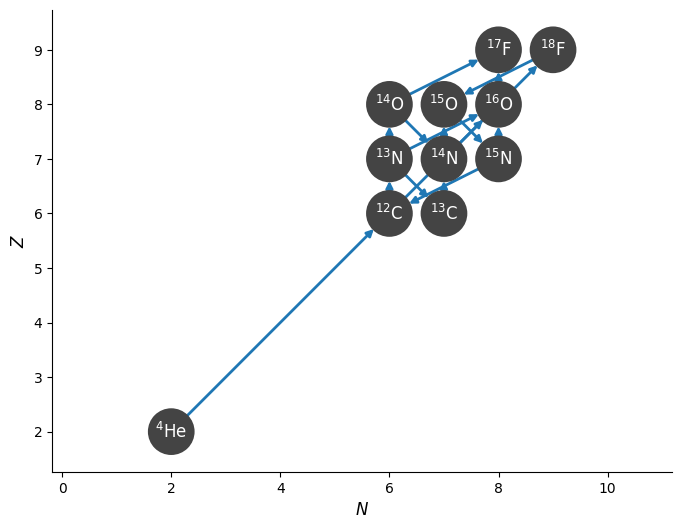
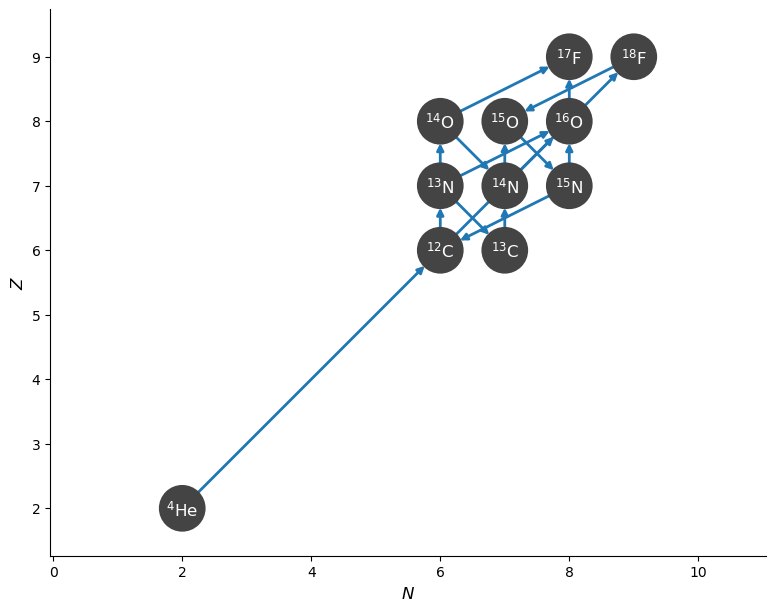
Code edit (unified diff) that turned the first committed figure into the second:
--- before
+++ after
@@ -1 +1 @@
-fig = rc.plot(hide_xalpha=True, hide_xp=True)
+fig = rc.plot()

Commit: change the default for hide_xp and hide_xalpha (#1361)